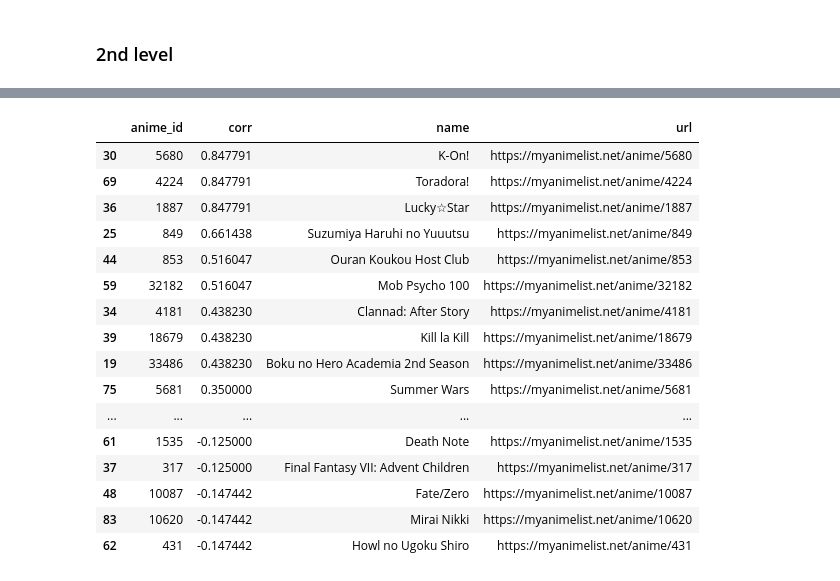
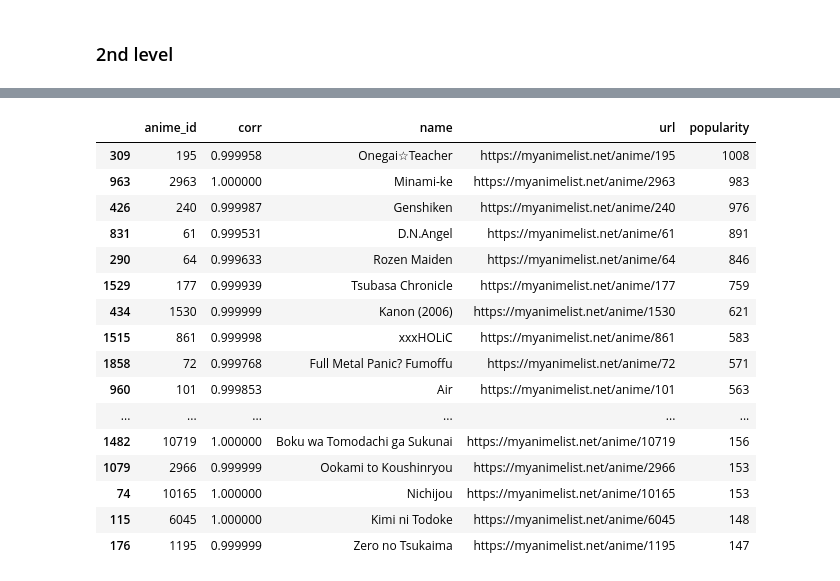
Before and after one commit to ksn38/mal_adviser, a Jupyter notebook: mal.ipynb, the cells around one changed output, grey strips where cells are left out. Drawn from its saved outputs; the diff is of its cells as text; code cells hidden in the pictures.

```diff
--- a/mal.ipynb
+++ b/mal.ipynb
@@ -179,7 +266,7 @@ class MainRecommender:
     @staticmethod
     def fit_own_recommender(user_item_matrix):
         """Обучает модель, которая рекомендует товары, среди товаров, купленных юзером"""
-        own_recommender = ItemItemRecommender(K=1, num_threads=0)
+        own_recommender = ItemItemRecommender(K=10, num_threads=0)
         own_recommender.fit(csr_matrix(user_item_matrix).T.tocsr())
 
         return own_recommender
@@ -189,10 +276,11 @@ class MainRecommender:
     def fit_als(user_item_matrix):
         """Обучает ALS"""
 
-        model = AlternatingLeastSquares(factors=20,
-                                        regularization=0.001,
-                                        iterations=15,
-                                        num_threads=0)
+        model = AlternatingLeastSquares(factors=200,
+                                        regularization=0.01,
+                                        iterations=20,
+                                        num_threads=0,
+                                        random_state=38)
         model.fit(csr_matrix(user_item_matrix).T.tocsr())
 
         return model
@@ -200,8 +288,8 @@ class MainRecommender:
 
     @staticmethod
     def fit_similar_users_recommender(user_item_matrix):
-        """Обучает модель, которая рекомендует товары, среди товаров, купленных 5 похожими юзерами"""
-        own_recommender = ItemItemRecommender(K=5, num_threads=0)
+        """Обучает модель, которая рекомендует товары, среди товаров, купленных 50 похожими юзерами"""
+        own_recommender = ItemItemRecommender(K=50, num_threads=0)
         own_recommender.fit(csr_matrix(user_item_matrix).T.tocsr())
         return own_recommender
 
@@ -290,6 +378,6 @@ class MainRecommender:
 # %%
 recommender = MainRecommender(data_train)
 # %%
-list_als = recommender.get_als_recommendations(400000, N=100)
+list_als = recommender.get_als_recommendations(400000, N=1000)
 sum([data_mal.loc[data_mal['MAL_ID'] == i]['Popularity'].values for i in list_als])[0]
 # %% [output]
@@ -340,8 +401,0 @@ data_genres.head(3)
-# %%
-list_sum_col = []
-for i in data_genres.columns:
-    if i != 'anime_id':
-        list_sum_col.append(sum(data_genres[i]))
-
-plt.bar([i for i in range(len(list_sum_col))], height=sorted(list_sum_col))
-plt.show()
@@ -350,41 +402,40 @@ plt.show()
-# %%
-for i in data_genres.columns:
-    if i != 'anime_id' and sum(data_genres[i]) < 500:
-        data_genres.drop(i, axis=1, inplace=True)
 # %%
 me_genres = pd.merge(me['anime_id'], data_genres, how='left', on='anime_id').mode().loc[0][1:].values
 
 def rec_fin(list_rec):
     list_corr = []
     list_anime_name = []
-    list_anime_url = []
+    list_url = []
+    list_popularity = []
 
     for i in list_rec:
         list_corr.append(np.corrcoef(me_genres, data_genres.loc[data_genres['anime_id'] == i].values[0][:-1])[0, 1])
         list_anime_name.append(data_mal.loc[data_mal['MAL_ID'] == i]['Name'].values[0])
-        list_anime_url.append('https://myanimelist.net/anime/' + str(i))
+        list_url.append('https://myanimelist.net/anime/' + str(i))
+        list_popularity.append(data_mal.loc[data_mal['MAL_ID'] == i]['Popularity'].values[0])
 
-    return pd.DataFrame({'anime_id': list_rec, 'corr': list_corr, 'name': list_anime_name, 'url': list_anime_url}).sort_values('corr', ascending=False).drop_duplicates().head(50)
+    return pd.DataFrame({'anime_id': list_rec, 'corr': list_corr, 'name': list_anime_name, 'url': list_url, \
+                         'popularity': list_popularity}).sort_values('popularity', ascending=False).drop_duplicates().head(50)
 
 rec_fin(list_als)
 # %% [output]
-|  | anime_id | corr | name | url |
-| 30 | 5680 | 0.847791 | K-On! | https://myanimelist.net/anime/5680 |
-| 69 | 4224 | 0.847791 | Toradora! | https://myanimelist.net/anime/4224 |
-| 36 | 1887 | 0.847791 | Lucky☆Star | https://myanimelist.net/anime/1887 |
-| 25 | 849 | 0.661438 | Suzumiya Haruhi no Yuuutsu | https://myanimelist.net/anime/849 |
-| 44 | 853 | 0.516047 | Ouran Koukou Host Club | https://myanimelist.net/anime/853 |
-| 59 | 32182 | 0.516047 | Mob Psycho 100 | https://myanimelist.net/anime/32182 |
-| 34 | 4181 | 0.438230 | Clannad: After Story | https://myanimelist.net/anime/4181 |
-| 39 | 18679 | 0.438230 | Kill la Kill | https://myanimelist.net/anime/18679 |
-| 19 | 33486 | 0.438230 | Boku no Hero Academia 2nd Season | https://myanimelist.net/anime/33486 |
-| 75 | 5681 | 0.350000 | Summer Wars | https://myanimelist.net/anime/5681 |
-| ... | ... | ... | ... | ... |
-| 61 | 1535 | -0.125000 | Death Note | https://myanimelist.net/anime/1535 |
-| 37 | 317 | -0.125000 | Final Fantasy VII: Advent Children | https://myanimelist.net/anime/317 |
-| 48 | 10087 | -0.147442 | Fate/Zero | https://myanimelist.net/anime/10087 |
-| 83 | 10620 | -0.147442 | Mirai Nikki | https://myanimelist.net/anime/10620 |
-| 62 | 431 | -0.147442 | Howl no Ugoku Shiro | https://myanimelist.net/anime/431 |
+|  | anime_id | corr | name | url | popularity |
+| 309 | 195 | 0.999958 | Onegai☆Teacher | https://myanimelist.net/anime/195 | 1008 |
+| 963 | 2963 | 1.000000 | Minami-ke | https://myanimelist.net/anime/2963 | 983 |
+| 426 | 240 | 0.999987 | Genshiken | https://myanimelist.net/anime/240 | 976 |
+| 831 | 61 | 0.999531 | D.N.Angel | https://myanimelist.net/anime/61 | 891 |
+| 290 | 64 | 0.999633 | Rozen Maiden | https://myanimelist.net/anime/64 | 846 |
+| 1529 | 177 | 0.999939 | Tsubasa Chronicle | https://myanimelist.net/anime/177 | 759 |
+| 434 | 1530 | 0.999999 | Kanon (2006) | https://myanimelist.net/anime/1530 | 621 |
+| 1515 | 861 | 0.999998 | xxxHOLiC | https://myanimelist.net/anime/861 | 583 |
+| 1858 | 72 | 0.999768 | Full Metal Panic? Fumoffu | https://myanimelist.net/anime/72 | 571 |
+| 960 | 101 | 0.999853 | Air | https://myanimelist.net/anime/101 | 563 |
+| ... | ... | ... | ... | ... | ... |
+| 1482 | 10719 | 1.000000 | Boku wa Tomodachi ga Sukunai | https://myanimelist.net/anime/10719 | 156 |
+| 1079 | 2966 | 0.999999 | Ookami to Koushinryou | https://myanimelist.net/anime/2966 | 153 |
+| 74 | 10165 | 1.000000 | Nichijou | https://myanimelist.net/anime/10165 | 153 |
+| 115 | 6045 | 1.000000 | Kimi ni Todoke | https://myanimelist.net/anime/6045 | 148 |
+| 176 | 1195 | 0.999999 | Zero no Tsukaima | https://myanimelist.net/anime/1195 | 147 |
 # %%
 rec_fin(list_own)
 # %% [output]
```
Also changed, not shown: parts of 37 cells of this notebook, 1 other file.
